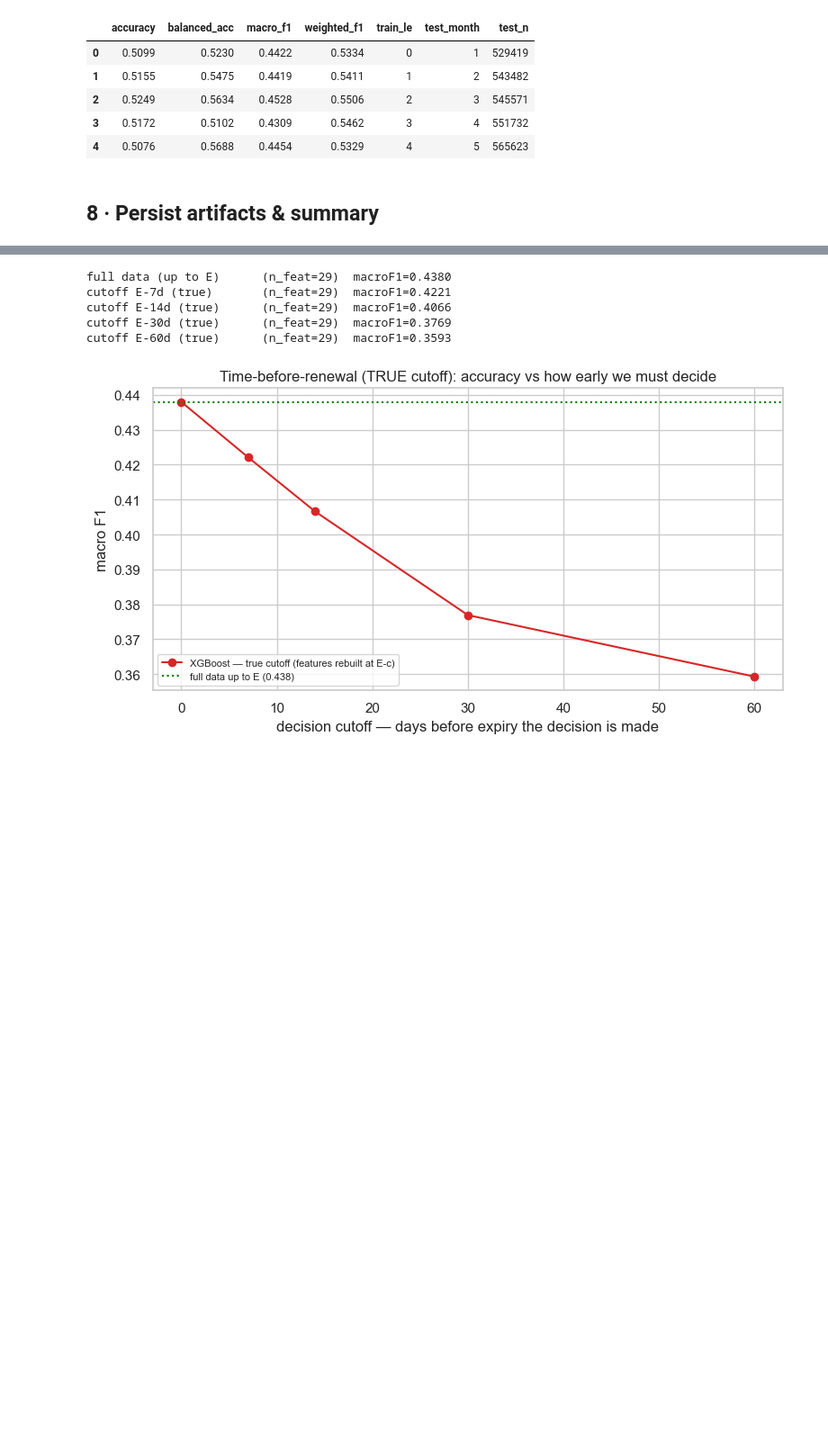
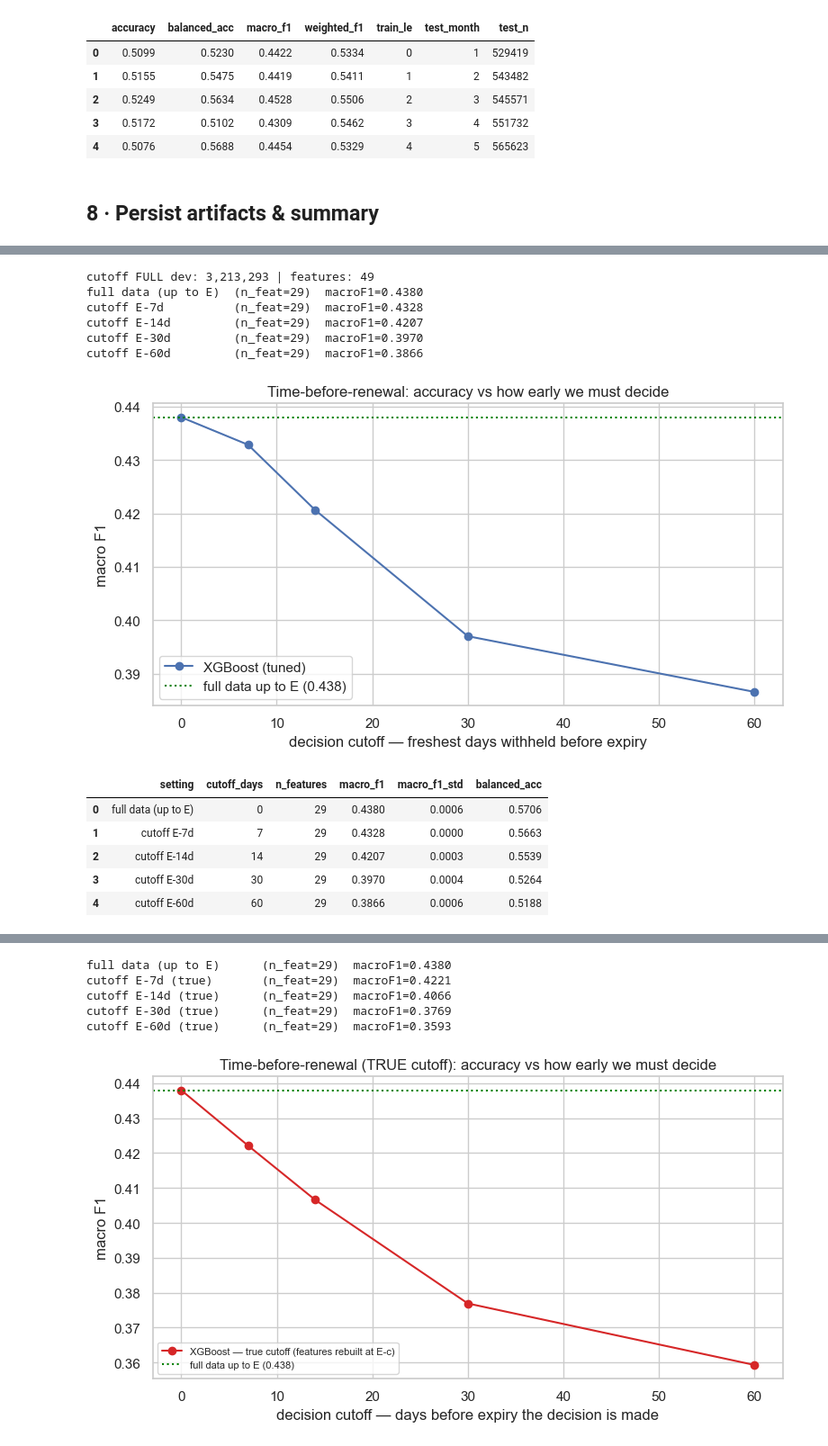
Before and after one commit to jesperphillips99/Beyond-Binary-Churn, a Jupyter notebook: Classify_01_DirectMulticlass.ipynb, the cells around one changed output, grey strips where cells are left out. Shown at 90% size. Saved outputs shown, nothing was run; the diff lists cells and outputs as text; code cells hidden in the pictures; blank space fills up the shorter version.

```diff
--- a/Classify_01_DirectMulticlass.ipynb
+++ b/Classify_01_DirectMulticlass.ipynb
@@ -879 +937,71 @@ Reported champion: XGBoost | holdout macro-F1 = 0.4393 ± 0.0009 (mean ± SE, 5
+# %%
+import gc
+# Load base + horizon features once; evaluate the cutoff curve on the FULL dev set.
+# Pinned to the run-0 split (diagnostic; uses the champion XGBoost run-0 params — matches 01's headline).
+dfh = U.load_events('base+horizon', modellable_only=True)
+U.assign_run_split(dfh, U.RUN_SEEDS[0])
+Xh = U.build_X(dfh, 'base+horizon')
+yh = U.y_multiclass(dfh)
+dev_h = U.dev_mask(dfh)
+dfh_dev = dfh[dev_h].reset_index(drop=True)
+Xh_dev = Xh[dev_h].reset_index(drop=True)
+yh_dev = yh[dev_h]
+# FULL dev set (no subsample) — the time-before-renewal curve is measured on ALL dev users.
+dfh_s = dfh_dev
+Xh_s  = Xh_dev
+yh_s  = yh_dev
+del dfh, Xh, yh; gc.collect()
+print('FULL dev:', f'{len(dfh_s):,}', 'rows | base+horizon pool:', Xh_s.shape[1], 'cols  (each cutoff uses a base-width subset; see n_feat per row)')
+
+# The "freshest" features are computed over the E-30..E-1 window (pre_*) and the
+# recent-vs-lifetime ratio built from pre_rate. They are withheld at any cutoff > 0.
+FRESH_BASE = ['pre_total_secs', 'pre_n_days', 'pre_rate', 'recent_vs_life_ratio']
+OLD_BACKBONE = [c for c in U.BASE_FEATURES if c not in FRESH_BASE]
+CUTOFFS = [0, 7, 14, 30, 60]      # days of the freshest data withheld before expiry E
+
+def cols_for_cutoff(c):
+    """Features for deciding c days before expiry, MIRRORING the main model's structure:
+    a single recent 30-day listening window, slid back to end at E-c (no extra windows).
+    c == 0 -> the main model's exact feature set (base, incl. the fresh pre_* window).
+    c  > 0 -> drop the fresh pre_* window and add only the horizon block h == c (the 30-day
+              window ending at E-c); all standing history / demographic features are kept."""
+    if c == 0:
+        return list(U.BASE_FEATURES)
+    return OLD_BACKBONE + U.HORIZON_FEATURES[str(c)]
+
+rows_h = []
+for c in CUTOFFS:
+    cols = cols_for_cutoff(c)
+    r = run_cv(lambda: make_xgb_cfg(**xgb_best_params), fit_sw, dfh_s, Xh_s[cols], yh_s, n_folds=3)
+    r['setting'] = 'full data (up to E)' if c == 0 else f'cutoff E-{c}d'
+    r['cutoff_days'] = c; r['n_features'] = len(cols)
+    rows_h.append(r)
+    print(f"{r['setting']:20s} (n_feat={len(cols):2d})  macroF1={r['macro_f1']:.4f}")
+
+horizon_df = pd.DataFrame(rows_h)[['setting', 'cutoff_days', 'n_features', 'macro_f1', 'macro_f1_std', 'balanced_acc']]
+horizon_df.to_csv(U.DATA / 'clf_direct_horizon_decay.csv', index=False)
+
+full_f1 = horizon_df.loc[horizon_df['cutoff_days'] == 0, 'macro_f1'].iloc[0]
+fig, ax = plt.subplots(figsize=(8, 4.4))
+ax.plot(horizon_df['cutoff_days'], horizon_df['macro_f1'], 'o-', label='XGBoost (tuned)')
+ax.axhline(full_f1, ls=':', c='green', label=f'full data — at expiry ({full_f1:.3f})')
+ax.set_xlabel('days before expiry the decision is made')
+ax.set_ylabel('macro-F1'); ax.set_title('Time before renewal: accuracy vs how early the decision is made')
+ax.legend()
+plt.tight_layout(); plt.savefig(U.PLOTS / 'clf_direct_horizon_decay.png', dpi=130); plt.show()
+horizon_df.round(4)
+# %% [output]
+cutoff FULL dev: 3,213,293 | features: 49
+full data (up to E)  (n_feat=29)  macroF1=0.4380
+cutoff E-7d          (n_feat=29)  macroF1=0.4328
+cutoff E-14d         (n_feat=29)  macroF1=0.4207
+cutoff E-30d         (n_feat=29)  macroF1=0.3970
+cutoff E-60d         (n_feat=29)  macroF1=0.3866
+[figure, added]
+|  | setting | cutoff_days | n_features | macro_f1 | macro_f1_std | balanced_acc |
+| 0 | full data (up to E) | 0 | 29 | 0.4380 | 0.0006 | 0.5706 |
+| 1 | cutoff E-7d | 7 | 29 | 0.4328 | 0.0000 | 0.5663 |
+| 2 | cutoff E-14d | 14 | 29 | 0.4207 | 0.0003 | 0.5539 |
+| 3 | cutoff E-30d | 30 | 29 | 0.3970 | 0.0004 | 0.5264 |
+| 4 | cutoff E-60d | 60 | 29 | 0.3866 | 0.0006 | 0.5188 |
 # %% [markdown]
```
Also changed, not shown: parts of 8 cells of this notebook.
